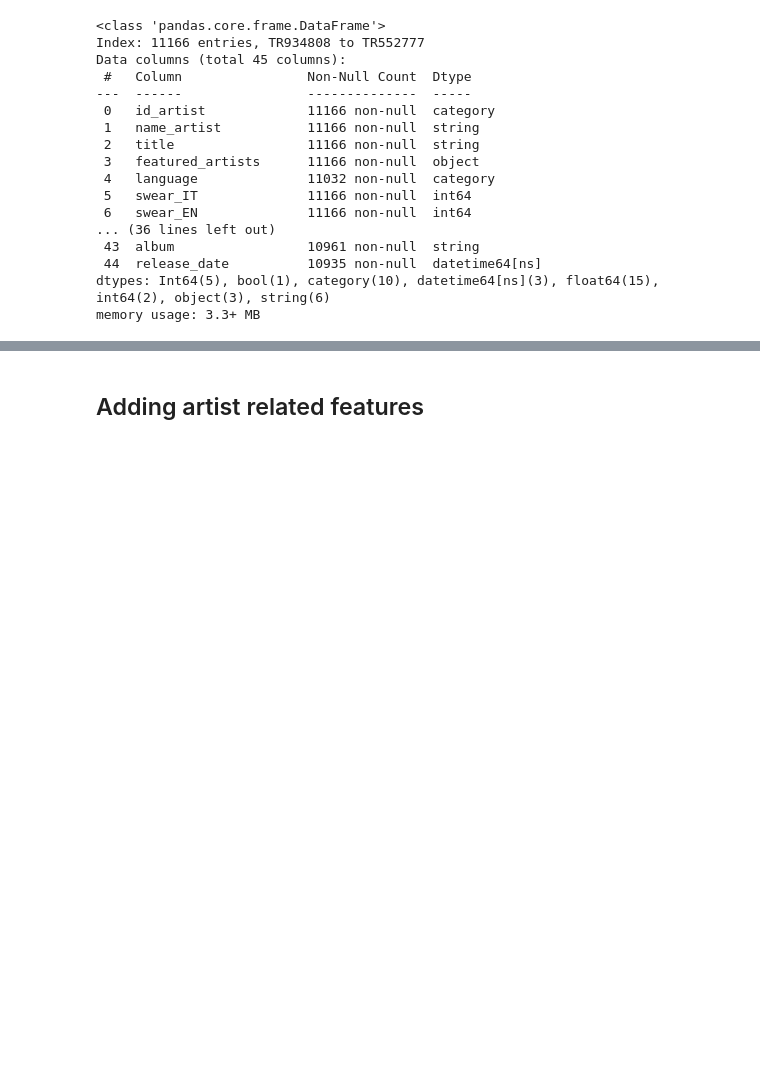
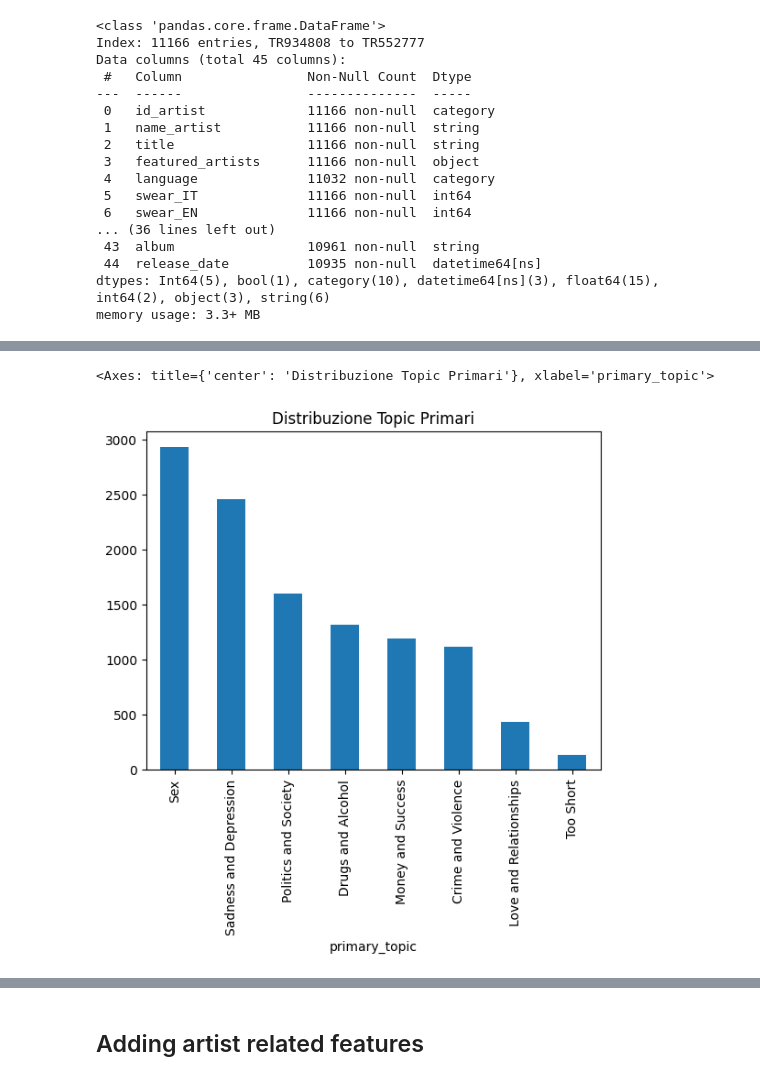
Before and after one commit to Syreel/DataMining, a Jupyter notebook: data_feature_engineering.ipynb, the cells around one changed output, grey strips where cells are left out. Saved outputs shown, nothing was run; the diff lists cells and outputs as text; code cells hidden in the pictures; blank space fills up the shorter version.

```diff
--- a/data_feature_engineering.ipynb
+++ b/data_feature_engineering.ipynb
@@ -82,41 +82,3 @@ def safe_literal_eval(value):
 df['swear_IT_words'] = df['swear_IT_words'].apply(safe_literal_eval)
 df['swear_EN_words'] = df['swear_EN_words'].apply(safe_literal_eval)
 df['featured_artists'] = df['featured_artists'].apply(safe_literal_eval)
-# %%
-plt.figure(figsize=(14, 7))
-
-# Scatter plot: x=Date, y=Popularity
-# hue='album_type' (if available) can show if albums are more popular than singles
-sns.scatterplot(
-    data=df,
-    x='release_date', # Make sure this column exists (or use 'date')
-    y='popularity',
-    alpha=0.6,
-    s=50,             # Dot size
-    edgecolor=None
-)
-plot_df = df.dropna(subset=['release_date']).copy()
-
-# 3. NOW you can convert to ordinal safely
-x = np.array(plot_df['release_date'].apply(lambda d: d.toordinal()))
-y = plot_df['popularity']
-# x = np.array(df['release_date'].map(pd.Timestamp.toordinal))
-
-sns.scatterplot(x=plot_df['release_date'], y=y, alpha=0.6, s=50, edgecolor=None)
-
-# Trendline (using the ordinal 'x' we just calculated)
-sns.regplot(
-    x=x,
-    y=y,
-    scatter=False,
-    lowess=True,
-    color='red',
-    line_kws={'linewidth': 3}
-)
-
-plt.title('Evolution of Popularity Over Time', fontsize=16)
-plt.xlabel('Release Date', fontsize=12)
-plt.ylabel('Popularity', fontsize=12)
-plt.ylim(0, 105)
-
-plt.show()
@@ -125,0 +190,5 @@ plt.show()
+# %%
+df['primary_topic'].value_counts().plot(kind='bar', title='Distribuzione Topic Primari')
+# %% [output]
+<Axes: title={'center': 'Distribuzione Topic Primari'}, xlabel='primary_topic'>
+[figure, added]
```
Also changed, not shown: parts of 9 cells of this notebook, 1 other file.
